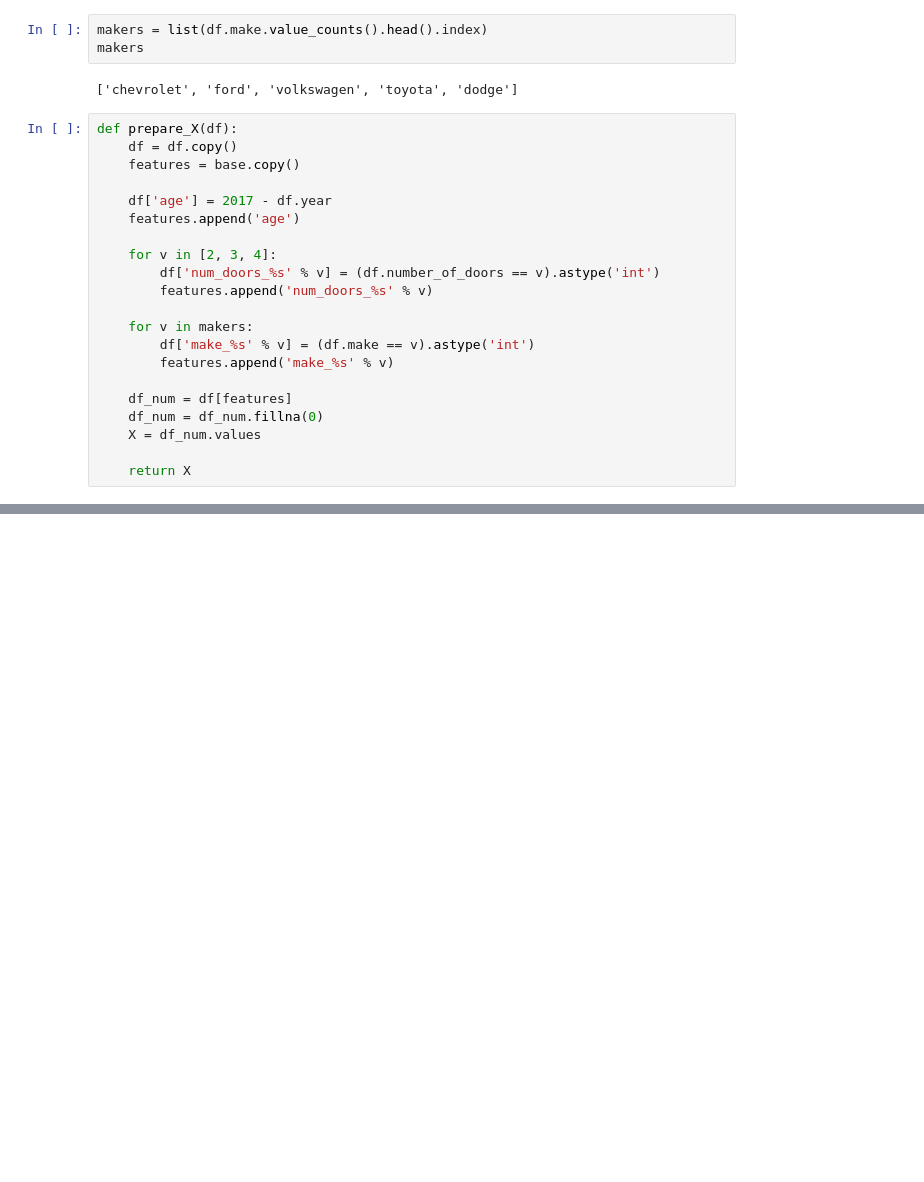
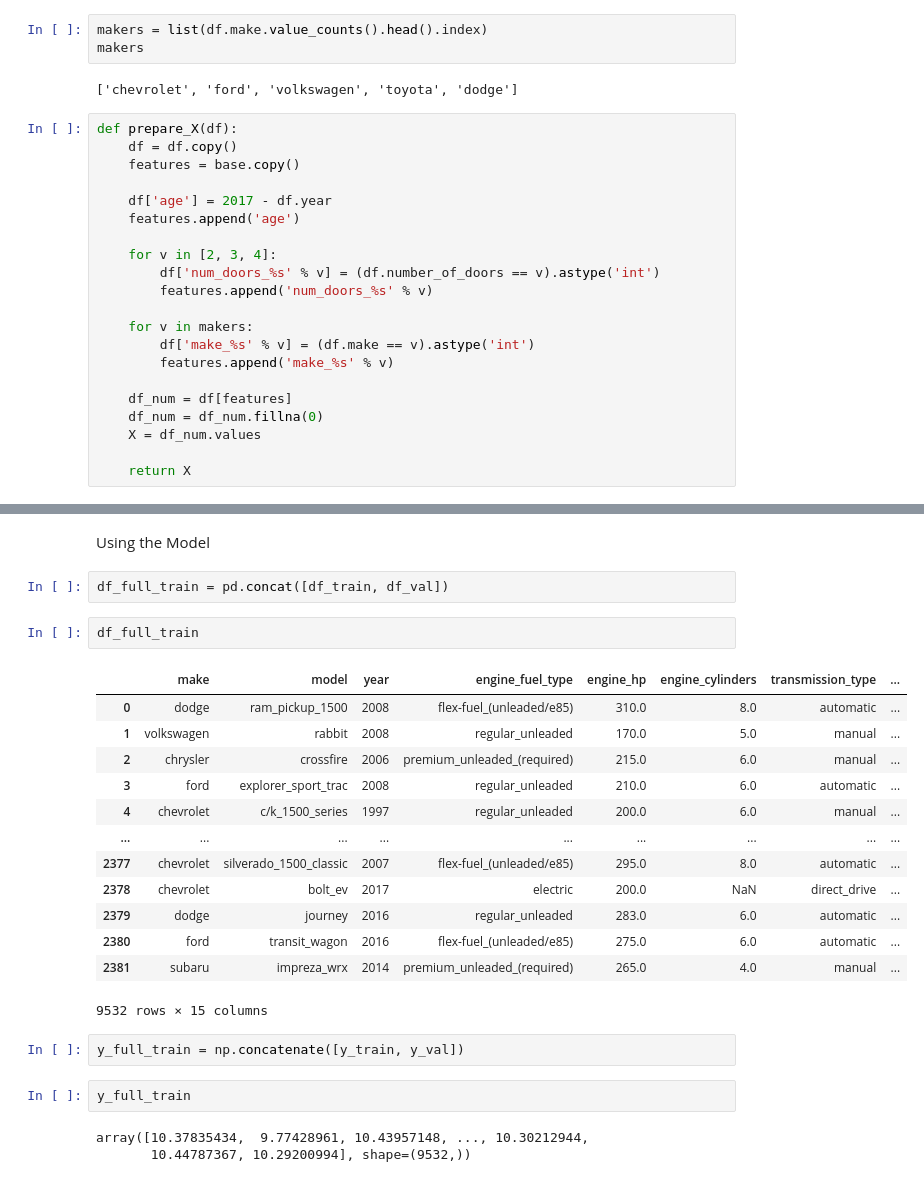
Before and after one commit to RaunakPrasad/MachineLearningZoomcamp, a Jupyter notebook: 02_Regression/01_regression_notes.ipynb, the cells around one changed output, grey strips where cells are left out. Cells and saved outputs as stored; diff of their text form; blank space fills up the shorter version.

```diff
--- a/02_Regression/01_regression_notes.ipynb
+++ b/02_Regression/01_regression_notes.ipynb
@@ -832,0 +1028,27 @@ np.float64(0.5016246220332732)
+# %% [markdown]
+Using the Model
+# %%
+df_full_train = pd.concat([df_train, df_val])
+# %%
+df_full_train
+# %% [output]
+|  | make | model | year | engine_fuel_type | engine_hp | engine_cylinders | transmission_type | ... |
+| 0 | dodge | ram_pickup_1500 | 2008 | flex-fuel_(unleaded/e85) | 310.0 | 8.0 | automatic | ... |
+| 1 | volkswagen | rabbit | 2008 | regular_unleaded | 170.0 | 5.0 | manual | ... |
+| 2 | chrysler | crossfire | 2006 | premium_unleaded_(required) | 215.0 | 6.0 | manual | ... |
+| 3 | ford | explorer_sport_trac | 2008 | regular_unleaded | 210.0 | 6.0 | automatic | ... |
+| 4 | chevrolet | c/k_1500_series | 1997 | regular_unleaded | 200.0 | 6.0 | manual | ... |
+| ... | ... | ... | ... | ... | ... | ... | ... | ... |
+| 2377 | chevrolet | silverado_1500_classic | 2007 | flex-fuel_(unleaded/e85) | 295.0 | 8.0 | automatic | ... |
+| 2378 | chevrolet | bolt_ev | 2017 | electric | 200.0 | NaN | direct_drive | ... |
+| 2379 | dodge | journey | 2016 | regular_unleaded | 283.0 | 6.0 | automatic | ... |
+| 2380 | ford | transit_wagon | 2016 | flex-fuel_(unleaded/e85) | 275.0 | 6.0 | automatic | ... |
+| 2381 | subaru | impreza_wrx | 2014 | premium_unleaded_(required) | 265.0 | 4.0 | manual | ... |
+9532 rows × 15 columns
+# %%
+y_full_train = np.concatenate([y_train, y_val])
+# %%
+y_full_train
+# %% [output]
+array([10.37835434,  9.77428961, 10.43957148, ..., 10.30212944,
+       10.44787367, 10.29200994], shape=(9532,))
```
Also changed, not shown: parts of 55 cells of this notebook, 1 other file.
